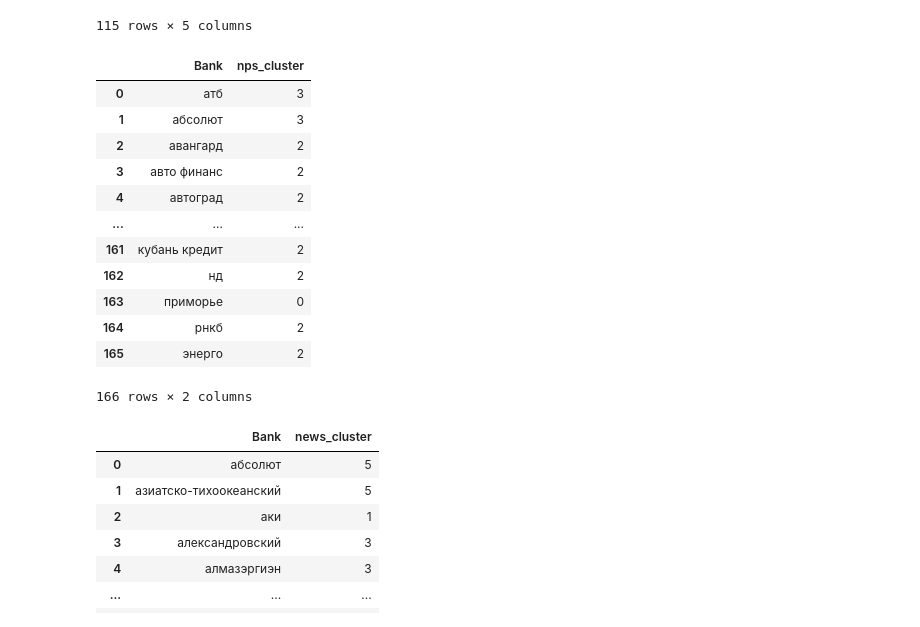
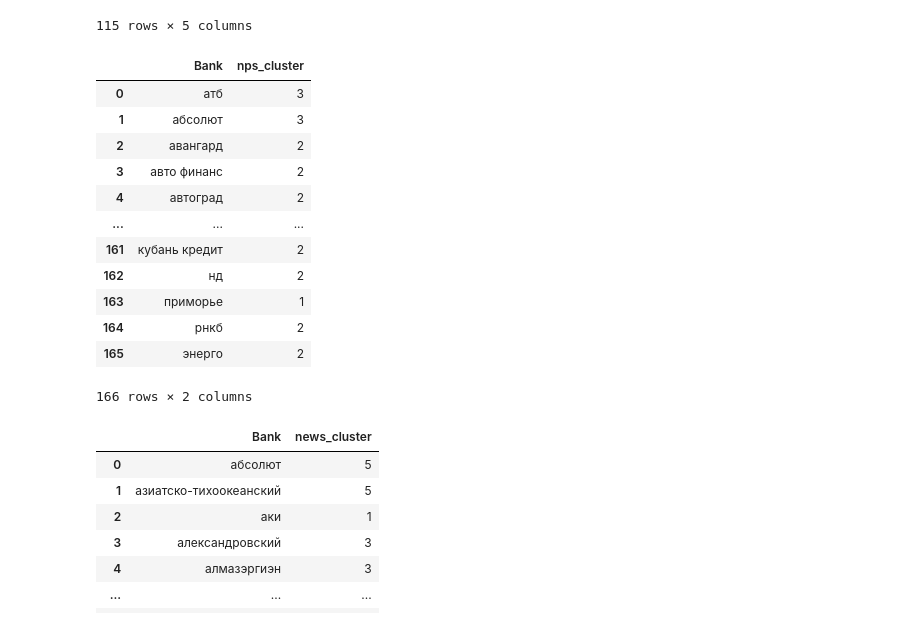
Before and after one commit to igmamedov/Classerizption-of-banks, a Jupyter notebook: data4regresssion/merge_data.ipynb, the cells around one changed output. Cells and saved outputs as stored; diff of their text form; code cells hidden in the pictures.

```diff
--- a/data4regresssion/merge_data.ipynb
+++ b/data4regresssion/merge_data.ipynb
@@ -71,19 +71,20 @@ lda_topics
 # %%
 comments = pd.read_excel('bert+spectral.xlsx')[['bank', 'clusters']].rename(columns={'bank':'Bank', 'clusters':'nps_cluster'})
 comments['Bank'] = comments['Bank'].apply(lambda x: str(x).lower().replace('банк', '').strip())
+comments.loc[comments['nps_cluster'] == 0, 'nps_cluster'] = 1
 banks_comments = list(comments['Bank'])
 comments
 # %% [output]
 |  | Bank | nps_cluster |
 | 0 | атб | 3 |
 | 1 | абсолют | 3 |
 | 2 | авангард | 2 |
 | 3 | авто финанс | 2 |
 | 4 | автоград | 2 |
 | ... | ... | ... |
 | 161 | кубань кредит | 2 |
 | 162 | нд | 2 |
-| 163 | приморье | 0 |
+| 163 | приморье | 1 |
 | 164 | рнкб | 2 |
 | 165 | энерго | 2 |
 166 rows × 2 columns
```
Also changed, not shown: parts of 2 cells of this notebook, 5 other files.
